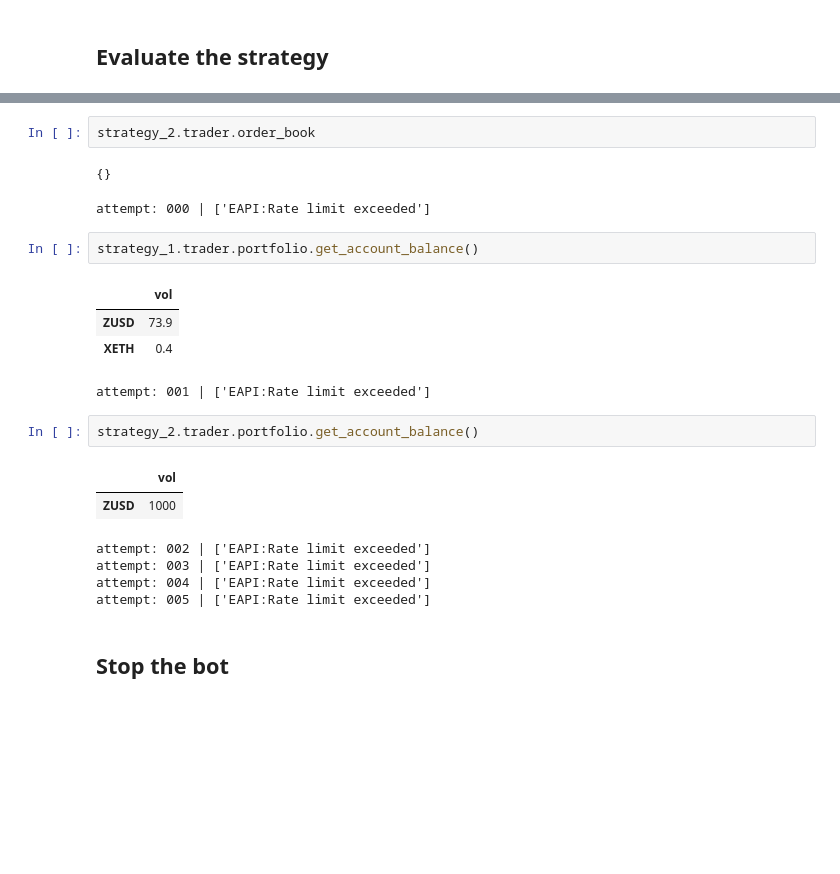
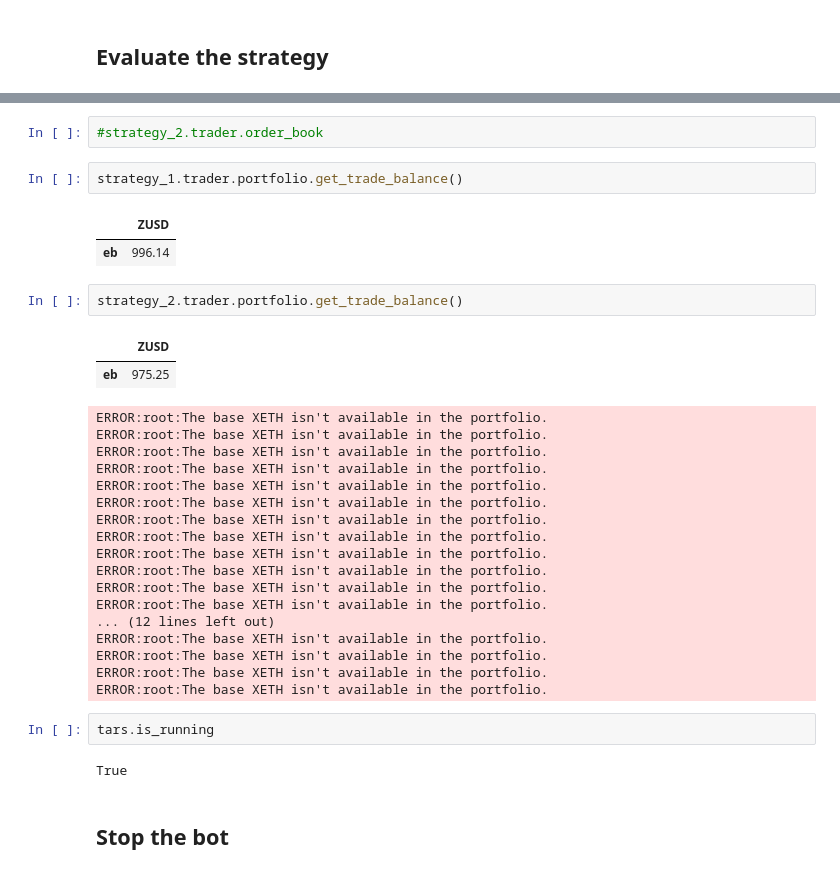
Before and after one commit to fredmontet/tars, a Jupyter notebook: notebooks/offline-testing.ipynb, the cells around one changed output, grey strips where cells are left out. Cells and saved outputs as stored; diff of their text form; blank space fills up the shorter version.

```diff
--- a/notebooks/offline-testing.ipynb
+++ b/notebooks/offline-testing.ipynb
@@ -87,24 +74,36 @@ attempt: 004 | ['EAPI:Rate limit exceeded']
 # %%
-strategy_2.trader.order_book
+#strategy_2.trader.order_book
-# %% [output]
-{}
-attempt: 000 | ['EAPI:Rate limit exceeded']
 # %%
-strategy_1.trader.portfolio.get_account_balance()
+strategy_1.trader.portfolio.get_trade_balance()
 # %% [output]
-|  | vol |
-| ZUSD | 73.9 |
-| XETH | 0.4 |
+|  | ZUSD |
+| eb | 996.14 |
-attempt: 001 | ['EAPI:Rate limit exceeded']
 # %%
-strategy_2.trader.portfolio.get_account_balance()
+strategy_2.trader.portfolio.get_trade_balance()
 # %% [output]
-|  | vol |
-| ZUSD | 1000 |
+|  | ZUSD |
+| eb | 975.25 |
-attempt: 002 | ['EAPI:Rate limit exceeded']
-attempt: 003 | ['EAPI:Rate limit exceeded']
-attempt: 004 | ['EAPI:Rate limit exceeded']
-attempt: 005 | ['EAPI:Rate limit exceeded']
+ERROR:root:The base XETH isn't available in the portfolio.
+ERROR:root:The base XETH isn't available in the portfolio.
+ERROR:root:The base XETH isn't available in the portfolio.
+ERROR:root:The base XETH isn't available in the portfolio.
+ERROR:root:The base XETH isn't available in the portfolio.
+ERROR:root:The base XETH isn't available in the portfolio.
+ERROR:root:The base XETH isn't available in the portfolio.
+ERROR:root:The base XETH isn't available in the portfolio.
+ERROR:root:The base XETH isn't available in the portfolio.
+ERROR:root:The base XETH isn't available in the portfolio.
+ERROR:root:The base XETH isn't available in the portfolio.
+ERROR:root:The base XETH isn't available in the portfolio.
+... (12 lines left out)
+ERROR:root:The base XETH isn't available in the portfolio.
+ERROR:root:The base XETH isn't available in the portfolio.
+ERROR:root:The base XETH isn't available in the portfolio.
+ERROR:root:The base XETH isn't available in the portfolio.
+# %%
+tars.is_running
+# %% [output]
+True
 # %% [markdown]
 ## Stop the bot
 # %%
```
Also changed, not shown: parts of 5 cells of this notebook, 3 other files.
